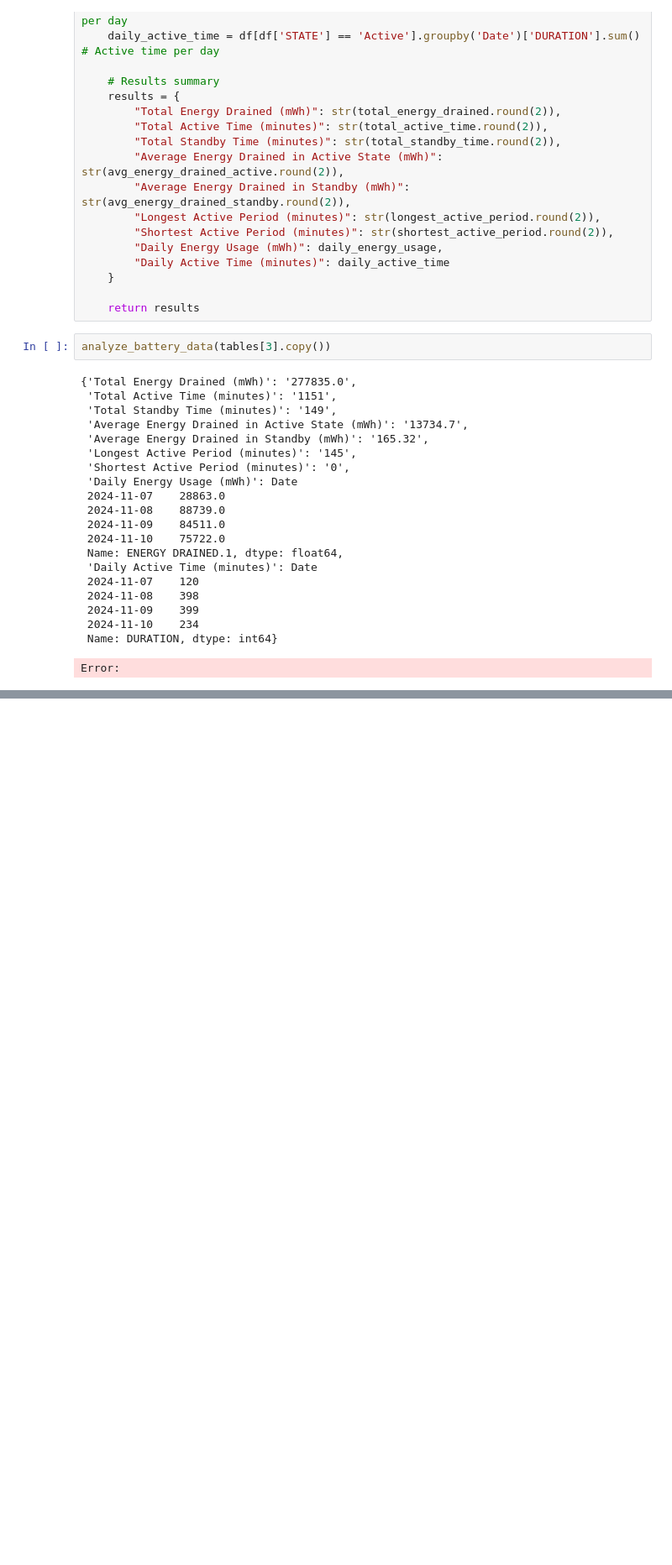
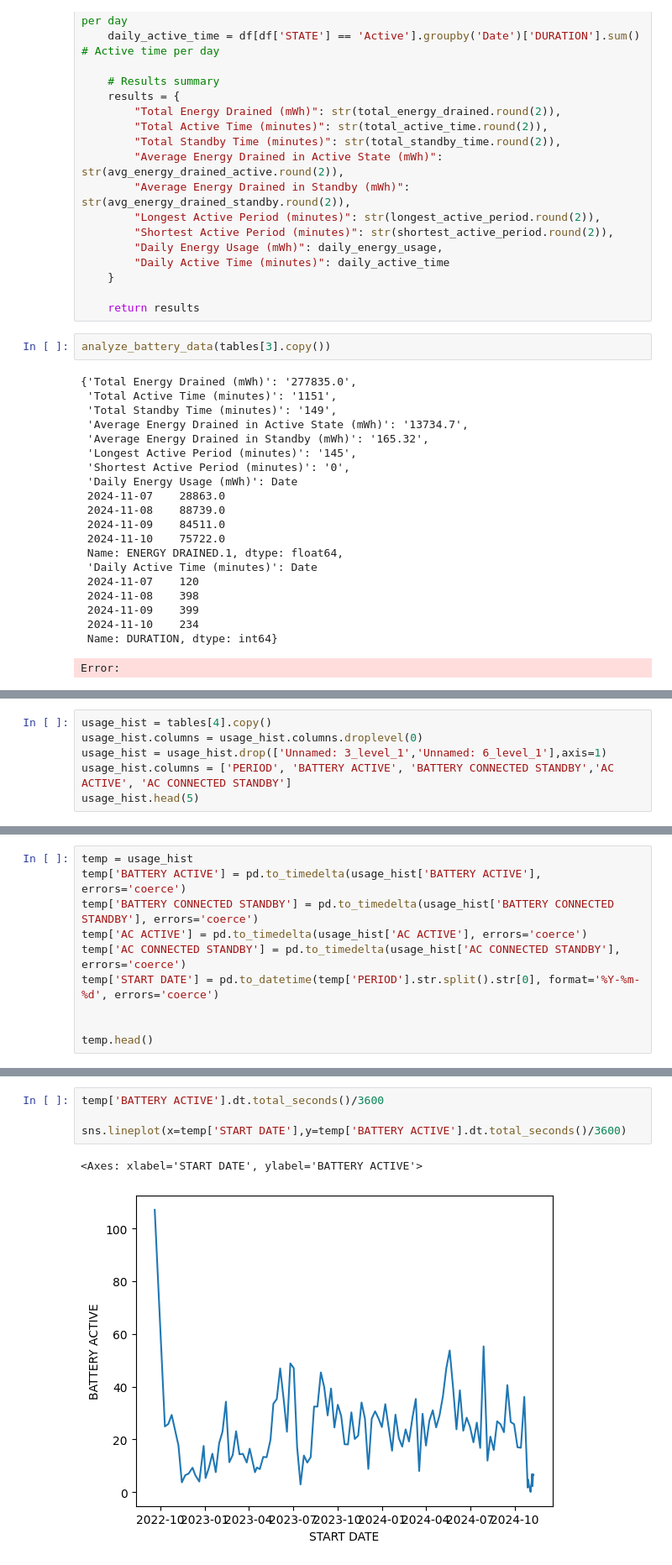
Before and after one commit to sufyan-555/win_battery_report_analyzer, a Jupyter notebook: test.ipynb, the cells around one changed output, grey strips where cells are left out. Shown at 84% size. Saved outputs shown, nothing was run; the diff lists cells and outputs as text; blank space fills up the shorter version.

```diff
--- a/test.ipynb
+++ b/test.ipynb
@@ -251,0 +254,6 @@ Error:
+# %%
+usage_hist = tables[4].copy()
+usage_hist.columns = usage_hist.columns.droplevel(0)
+usage_hist = usage_hist.drop(['Unnamed: 3_level_1','Unnamed: 6_level_1'],axis=1)
+usage_hist.columns = ['PERIOD', 'BATTERY ACTIVE', 'BATTERY CONNECTED STANDBY','AC ACTIVE', 'AC CONNECTED STANDBY']
+usage_hist.head(5)
@@ -251,0 +301,10 @@ Error:
+# %%
+temp = usage_hist
+temp['BATTERY ACTIVE'] = pd.to_timedelta(usage_hist['BATTERY ACTIVE'], errors='coerce')
+temp['BATTERY CONNECTED STANDBY'] = pd.to_timedelta(usage_hist['BATTERY CONNECTED STANDBY'], errors='coerce')
+temp['AC ACTIVE'] = pd.to_timedelta(usage_hist['AC ACTIVE'], errors='coerce')
+temp['AC CONNECTED STANDBY'] = pd.to_timedelta(usage_hist['AC CONNECTED STANDBY'], errors='coerce')
+temp['START DATE'] = pd.to_datetime(temp['PERIOD'].str.split().str[0], format='%Y-%m-%d', errors='coerce')
+
+
+temp.head()
@@ -251,0 +318,7 @@ Error:
+# %%
+temp['BATTERY ACTIVE'].dt.total_seconds()/3600
+
+sns.lineplot(x=temp['START DATE'],y=temp['BATTERY ACTIVE'].dt.total_seconds()/3600)
+# %% [output]
+<Axes: xlabel='START DATE', ylabel='BATTERY ACTIVE'>
+[figure, added]
```
Also changed, not shown: parts of 7 cells of this notebook.
